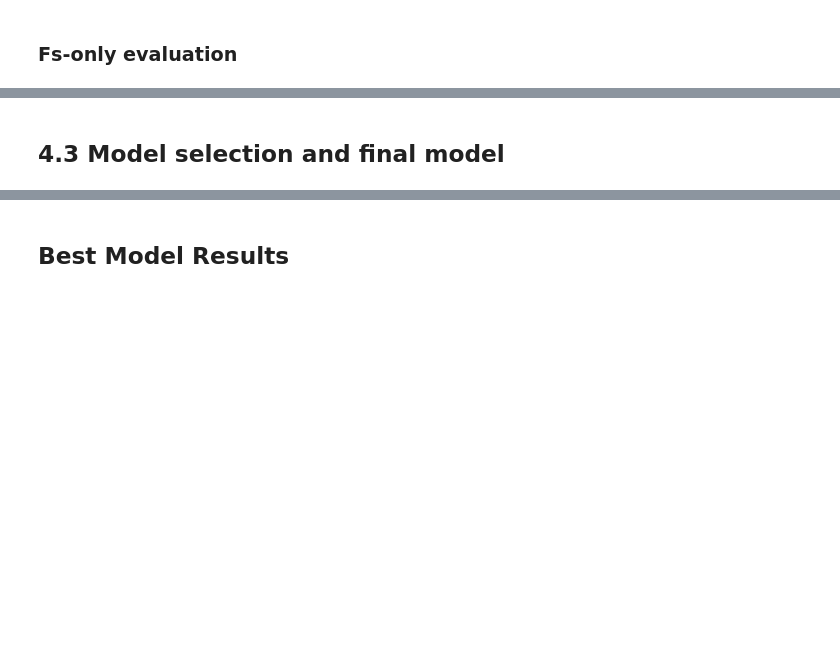
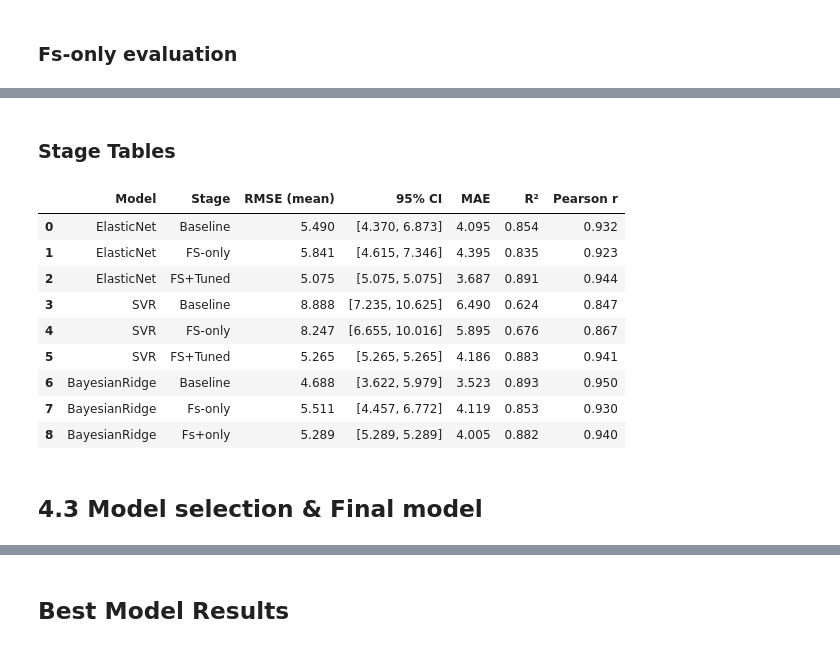
Before and after one commit to Mushroompilamis/MLCB26_Assignment1, a Jupyter notebook: notebooks/model_analysis.ipynb, the cells around one changed output, grey strips where cells are left out. Cells and saved outputs as stored; diff of their text form; code cells hidden in the pictures; blank space fills up the shorter version.

```diff
--- a/notebooks/model_analysis.ipynb
+++ b/notebooks/model_analysis.ipynb
@@ -236,4 +273,4 @@ results
 # %% [markdown]
 ### Running mRMR with best choosen K
 # %%
-mrmr_features,top10_mrmr=mrmr_function(X_train,b_k)
+mrmr_features,top10_mrmr=mrmr_function(train_data,b_k)
@@ -244,4 +305,4 @@ overlapping_plot(stable_features.index,mrmr_features)
 # %% [markdown]
 ## 3.3  Method comparison & Selection
 # %%
-comparison_df,selected_features,selected_method=feature_comparison(X_train,X_val,stable_features,mrmr_features,b_k)
+comparison_df,selected_features,selected_method=feature_comparison(train_data,val_data,stable_features,mrmr_features,b_k)
@@ -292,0 +354,2 @@ elastic_fs, svr_fs, bayes_fs = fs_eval_models(X_train,X_val,selected_features)
+# %%
+elastic_fs, svr_fs, bayes_fs = fs_eval_models(train_data,val_data,selected_features)
@@ -293,3 +467,29 @@ elastic_fs, svr_fs, bayes_fs = fs_eval_models(X_train,X_val,selected_features)
+# %% [markdown]
+### Stage Tables
+# %%
+elastic_stage_results = {"Baseline": elastic_results,"FS-only": elastic_fs,"FS+Tuned": elastic_tuned_results}
+elastic_stage_table = query_table("ElasticNet", elastic_stage_results)
+
+svr_stage_results = {"Baseline": svr_results,"FS-only": svr_fs,"FS+Tuned": svr_tuned_results}
+svr_stage_table = query_table("SVR", svr_stage_results)
+
+
+bayes_stage_results ={"Baseline":bayes_results,"Fs-only":bayes_fs,"Fs+Tuned":bayes_tuned_results}
+bayes_stage_table = query_table("BayesianRidge", bayes_stage_results)
+# %%
+final_table=pd.concat([elastic_stage_table,svr_stage_table,bayes_stage_table],ignore_index=True)
+final_table
+# %% [output]
+|  | Model | Stage | RMSE (mean) | 95% CI | MAE | R² | Pearson r |
+| 0 | ElasticNet | Baseline | 5.490 | [4.370, 6.873] | 4.095 | 0.854 | 0.932 |
+| 1 | ElasticNet | FS-only | 5.841 | [4.615, 7.346] | 4.395 | 0.835 | 0.923 |
+| 2 | ElasticNet | FS+Tuned | 5.075 | [5.075, 5.075] | 3.687 | 0.891 | 0.944 |
+| 3 | SVR | Baseline | 8.888 | [7.235, 10.625] | 6.490 | 0.624 | 0.847 |
+| 4 | SVR | FS-only | 8.247 | [6.655, 10.016] | 5.895 | 0.676 | 0.867 |
+| 5 | SVR | FS+Tuned | 5.265 | [5.265, 5.265] | 4.186 | 0.883 | 0.941 |
+| 6 | BayesianRidge | Baseline | 4.688 | [3.622, 5.979] | 3.523 | 0.893 | 0.950 |
+| 7 | BayesianRidge | Fs-only | 5.511 | [4.457, 6.772] | 4.119 | 0.853 | 0.930 |
+| 8 | BayesianRidge | Fs+only | 5.289 | [5.289, 5.289] | 4.005 | 0.882 | 0.940 |
 # %% [markdown]
-## 4.3  Model selection and final model
+## 4.3  Model selection & Final model
 # %%
```
Also changed, not shown: parts of 26 cells of this notebook, 7 other files.
